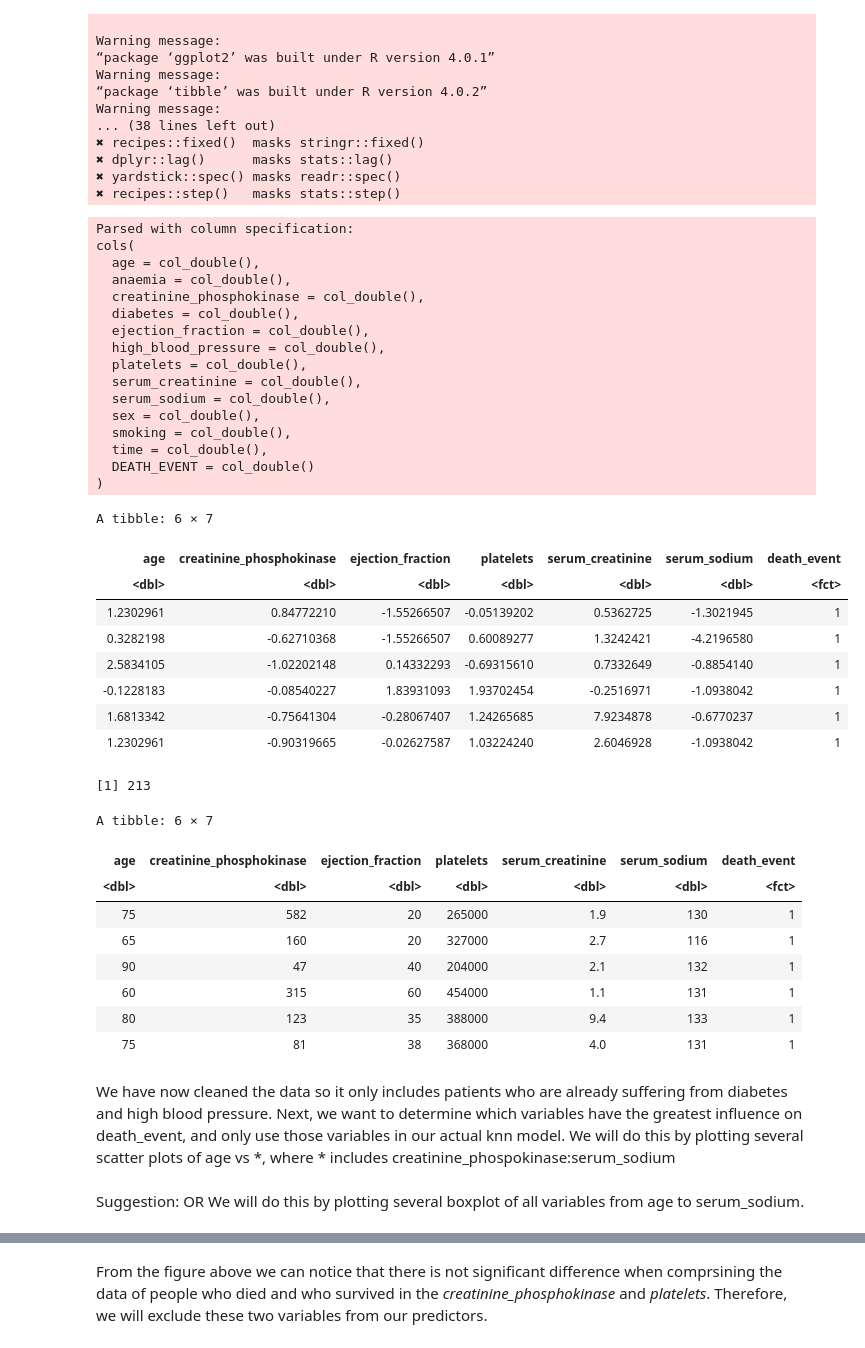
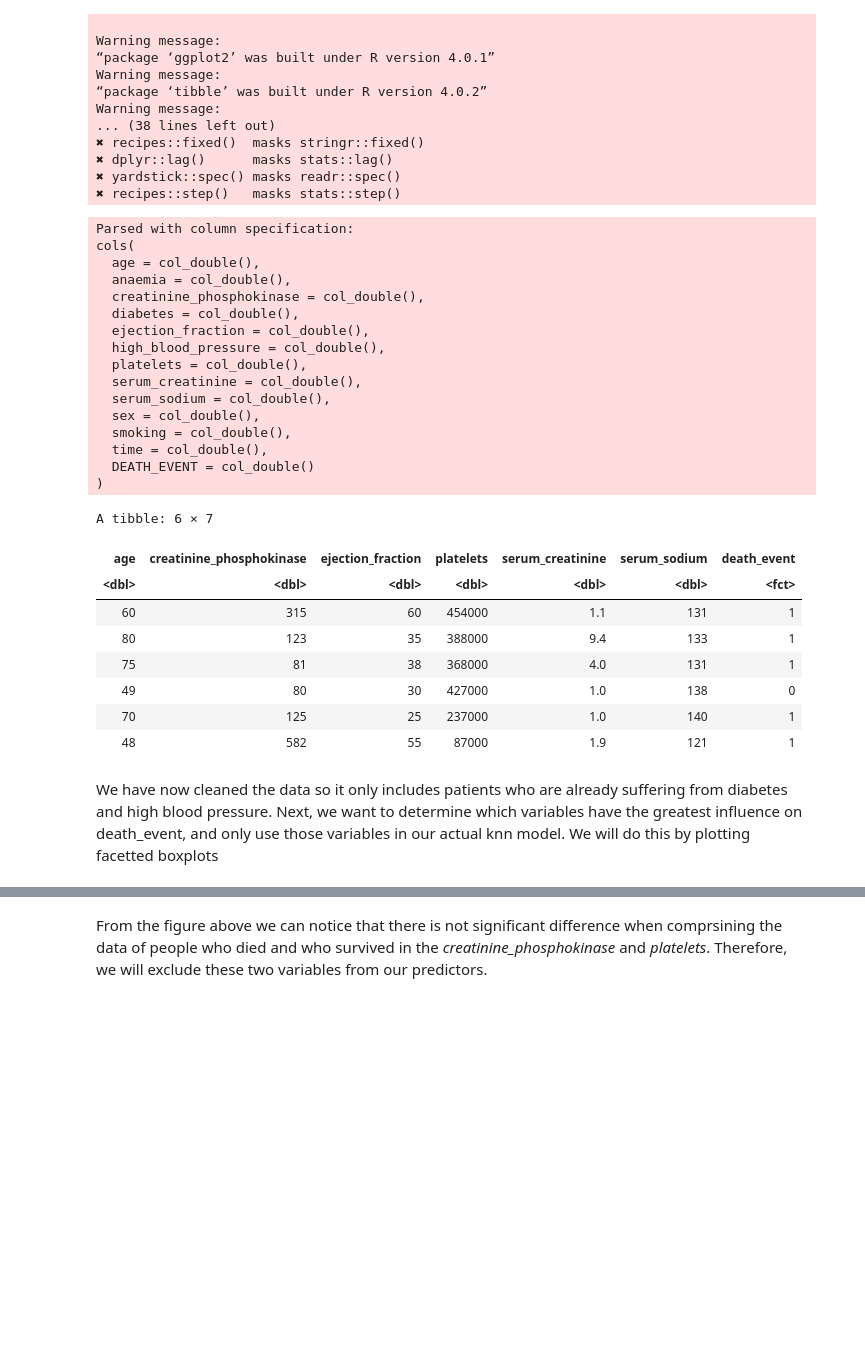
Before and after one commit to SaadRehmanCS/DSCI_project, a Jupyter notebook: heart_failure_analysis.ipynb, the cells around one changed output, grey strips where cells are left out. Cells and saved outputs as stored; diff of their text form; code cells hidden in the pictures; blank space fills up the shorter version.

```diff
--- a/heart_failure_analysis.ipynb
+++ b/heart_failure_analysis.ipynb
@@ -28,72 +28,52 @@ Warning message:
 ✖ yardstick::spec() masks readr::spec()
 ✖ recipes::step()   masks stats::step()
 # %%
+set.seed(69420)
 heart_data_raw <- read_csv("https://raw.githubusercontent.com/SaadRehmanCS/DSCI_project/master/heart_failure_clinical_records_dataset.csv") %>%
                 mutate(DEATH_EVENT = as_factor(DEATH_EVENT)) %>%
                 rename(death_event = DEATH_EVENT)
 
 heart_data_condition <- heart_data_raw %>%
                 pivot_longer(cols=c(anaemia, diabetes, high_blood_pressure), names_to="medical_condition", values_to="patient_has_it") %>%
                 filter(patient_has_it == 1, medical_condition != "anaemia") %>%
                 select(-patient_has_it, -medical_condition, -time, -sex, -smoking)
 
 heart_data <- heart_data_condition %>%
             filter(creatinine_phosphokinase < 1500)
 
+heart_data_split <- initial_split(heart_data, prop = 0.75, strata = death_event)
+heart_data_train <- training(heart_data_split)
+heart_data_test <- testing(heart_data_split)
 
-# in case we needed it in the future, here the centered and scaled dataset
-
-heart_data_recipe <- recipe(death_event ~ ., data = heart_data) %>%
-            step_scale(all_predictors()) %>%
-            step_center(all_predictors()) %>%
-            prep()
-
-scaled_heart_data <- bake(heart_data_recipe, heart_data)
-head(scaled_heart_data)
-
-nrow(heart_data)
-head(heart_data)
+head(heart_data_train)
 # %% [output]
 Parsed with column specification:
 cols(
   age = col_double(),
   anaemia = col_double(),
   creatinine_phosphokinase = col_double(),
   diabetes = col_double(),
   ejection_fraction = col_double(),
   high_blood_pressure = col_double(),
   platelets = col_double(),
   serum_creatinine = col_double(),
   serum_sodium = col_double(),
   sex = col_double(),
   smoking = col_double(),
   time = col_double(),
   DEATH_EVENT = col_double()
 )
 A tibble: 6 × 7
 | age | creatinine_phosphokinase | ejection_fraction | platelets | serum_creatinine | serum_sodium | death_event |
 | <dbl> | <dbl> | <dbl> | <dbl> | <dbl> | <dbl> | <fct> |
-| 1.2302961 | 0.84772210 | -1.55266507 | -0.05139202 | 0.5362725 | -1.3021945 | 1 |
-| 0.3282198 | -0.62710368 | -1.55266507 | 0.60089277 | 1.3242421 | -4.2196580 | 1 |
-| 2.5834105 | -1.02202148 | 0.14332293 | -0.69315610 | 0.7332649 | -0.8854140 | 1 |
-| -0.1228183 | -0.08540227 | 1.83931093 | 1.93702454 | -0.2516971 | -1.0938042 | 1 |
-| 1.6813342 | -0.75641304 | -0.28067407 | 1.24265685 | 7.9234878 | -0.6770237 | 1 |
-| 1.2302961 | -0.90319665 | -0.02627587 | 1.03224240 | 2.6046928 | -1.0938042 | 1 |
+| 60 | 315 | 60 | 454000 | 1.1 | 131 | 1 |
+| 80 | 123 | 35 | 388000 | 9.4 | 133 | 1 |
+| 75 | 81 | 38 | 368000 | 4.0 | 131 | 1 |
+| 49 | 80 | 30 | 427000 | 1.0 | 138 | 0 |
+| 70 | 125 | 25 | 237000 | 1.0 | 140 | 1 |
+| 48 | 582 | 55 | 87000 | 1.9 | 121 | 1 |
-[1] 213
-A tibble: 6 × 7
-| age | creatinine_phosphokinase | ejection_fraction | platelets | serum_creatinine | serum_sodium | death_event |
-| <dbl> | <dbl> | <dbl> | <dbl> | <dbl> | <dbl> | <fct> |
-| 75 | 582 | 20 | 265000 | 1.9 | 130 | 1 |
-| 65 | 160 | 20 | 327000 | 2.7 | 116 | 1 |
-| 90 | 47 | 40 | 204000 | 2.1 | 132 | 1 |
-| 60 | 315 | 60 | 454000 | 1.1 | 131 | 1 |
-| 80 | 123 | 35 | 388000 | 9.4 | 133 | 1 |
-| 75 | 81 | 38 | 368000 | 4.0 | 131 | 1 |
 # %% [markdown]
-We have now cleaned the data so it only includes patients who are already suffering from diabetes and high blood pressure.
-Next, we want to determine which variables have the greatest influence on death_event, and only use those variables in our actual knn model. We will do this by plotting several scatter plots of age vs *, where * includes creatinine_phospokinase:serum_sodium
+We have now cleaned the data so it only includes patients who are already suffering from diabetes and high blood pressure. Next, we want to determine which variables have the greatest influence on death_event, and only use those variables in our actual knn model. We will do this by plotting facetted boxplots
-# %% [markdown]
-Suggestion: OR We will do this by plotting several boxplot of all variables from age to serum_sodium.
 # %%
 options(repr.plot.width = 18, repr.plot.height = 10)   # resize the shape
 
```
Also changed, not shown: parts of 13 cells of this notebook.
